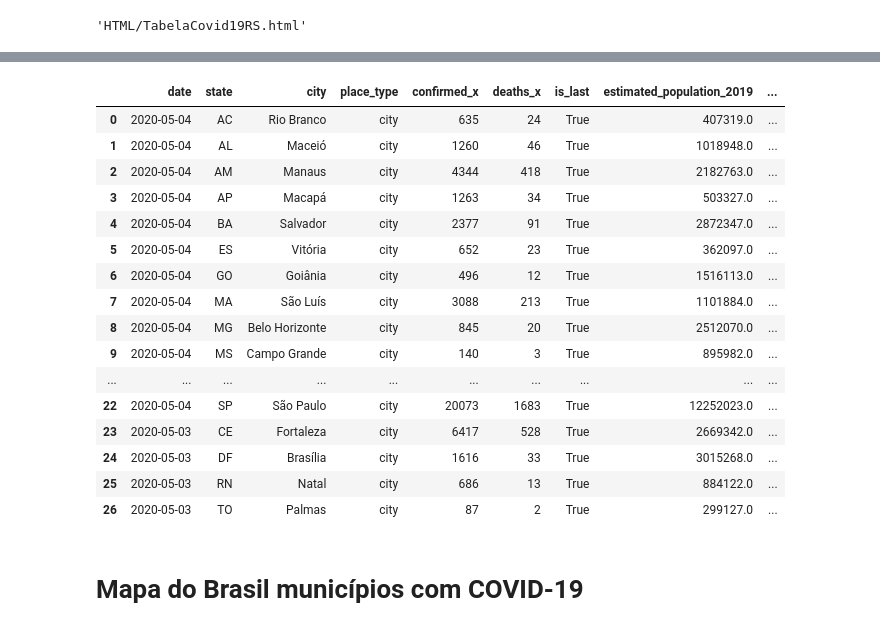
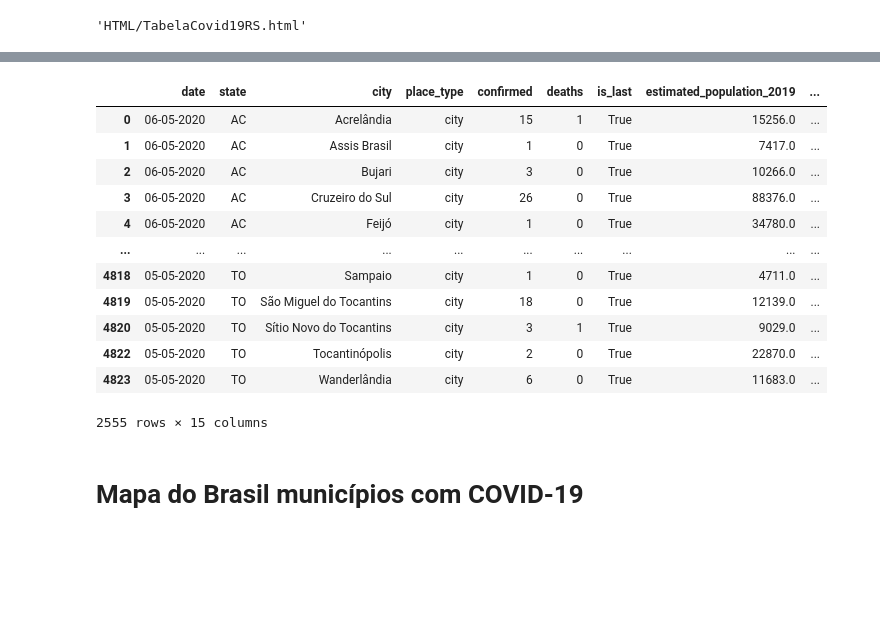
Before and after one commit to JonerMello/COVID19, a Jupyter notebook: COVID_19_Brasil.ipynb, the cells around one changed output, grey strips where cells are left out. Drawn from its saved outputs; the diff is of its cells as text; code cells hidden in the pictures; blank space fills up the shorter version.

```diff
--- a/COVID_19_Brasil.ipynb
+++ b/COVID_19_Brasil.ipynb
@@ -374,38 +372,34 @@ fig.show()
 # %%
 import codecs
 br_estados = 'DB/br_states.json'
 geo_json_estados = json.load(codecs.open(br_estados, 'r', 'utf-8'))
 br_municipios= 'DB/br_states2.json'
 geo_json_municipios = json.load(codecs.open(br_municipios, 'r', 'cp1252'))
 covid_cidades= cidades.copy()
 covid_estados= estados_brasil.copy()
 df_bsb =covid_cidades[( covid_cidades.city.notnull()) & (covid_cidades.place_type =='city') ]
 #df_estados =covid_estados[( covid_estados.city.notnull()) & (covid_estados.place_type =='city')& (covid_estados.state =='RS') ]
 teste = cidades[['state','confirmed','deaths','death_rate']].groupby(cidades['state']).sum()
 df_estados = estados_brasil.drop(['capital'], axis=1 ).merge(teste, on='state')
-
+df_bsb['date'] = df_bsb['date'].apply(lambda x: pd.Timestamp(x).strftime('%d-%m-%Y'))
 
 #cidades_captais= cidades[cidades.capital==1][['state','latitude','longitude','confirmed']]
 #df_estados = estados_brasil.drop(['latitude','longitude', 'capital'], axis=1 ).merge(cidades_captais, on='state')
-df_estados
+df_bsb
 # %% [output]
-|  | date | state | city | place_type | confirmed_x | deaths_x | is_last | estimated_population_2019 | ... |
-| 0 | 2020-05-04 | AC | Rio Branco | city | 635 | 24 | True | 407319.0 | ... |
-| 1 | 2020-05-04 | AL | Maceió | city | 1260 | 46 | True | 1018948.0 | ... |
-| 2 | 2020-05-04 | AM | Manaus | city | 4344 | 418 | True | 2182763.0 | ... |
-| 3 | 2020-05-04 | AP | Macapá | city | 1263 | 34 | True | 503327.0 | ... |
-| 4 | 2020-05-04 | BA | Salvador | city | 2377 | 91 | True | 2872347.0 | ... |
-| 5 | 2020-05-04 | ES | Vitória | city | 652 | 23 | True | 362097.0 | ... |
-| 6 | 2020-05-04 | GO | Goiânia | city | 496 | 12 | True | 1516113.0 | ... |
-| 7 | 2020-05-04 | MA | São Luís | city | 3088 | 213 | True | 1101884.0 | ... |
-| 8 | 2020-05-04 | MG | Belo Horizonte | city | 845 | 20 | True | 2512070.0 | ... |
-| 9 | 2020-05-04 | MS | Campo Grande | city | 140 | 3 | True | 895982.0 | ... |
+|  | date | state | city | place_type | confirmed | deaths | is_last | estimated_population_2019 | ... |
+| 0 | 06-05-2020 | AC | Acrelândia | city | 15 | 1 | True | 15256.0 | ... |
+| 1 | 06-05-2020 | AC | Assis Brasil | city | 1 | 0 | True | 7417.0 | ... |
+| 2 | 06-05-2020 | AC | Bujari | city | 3 | 0 | True | 10266.0 | ... |
+| 3 | 06-05-2020 | AC | Cruzeiro do Sul | city | 26 | 0 | True | 88376.0 | ... |
+| 4 | 06-05-2020 | AC | Feijó | city | 1 | 0 | True | 34780.0 | ... |
 | ... | ... | ... | ... | ... | ... | ... | ... | ... | ... |
-| 22 | 2020-05-04 | SP | São Paulo | city | 20073 | 1683 | True | 12252023.0 | ... |
-| 23 | 2020-05-03 | CE | Fortaleza | city | 6417 | 528 | True | 2669342.0 | ... |
-| 24 | 2020-05-03 | DF | Brasília | city | 1616 | 33 | True | 3015268.0 | ... |
-| 25 | 2020-05-03 | RN | Natal | city | 686 | 13 | True | 884122.0 | ... |
-| 26 | 2020-05-03 | TO | Palmas | city | 87 | 2 | True | 299127.0 | ... |
+| 4818 | 05-05-2020 | TO | Sampaio | city | 1 | 0 | True | 4711.0 | ... |
+| 4819 | 05-05-2020 | TO | São Miguel do Tocantins | city | 18 | 0 | True | 12139.0 | ... |
+| 4820 | 05-05-2020 | TO | Sítio Novo do Tocantins | city | 3 | 1 | True | 9029.0 | ... |
+| 4822 | 05-05-2020 | TO | Tocantinópolis | city | 2 | 0 | True | 22870.0 | ... |
+| 4823 | 05-05-2020 | TO | Wanderlândia | city | 6 | 0 | True | 11683.0 | ... |
+2555 rows × 15 columns
 # %%
 from folium.plugins import MarkerCluster
 # %% [markdown]
```
Also changed, not shown: parts of 22 cells of this notebook, 4 other files.
